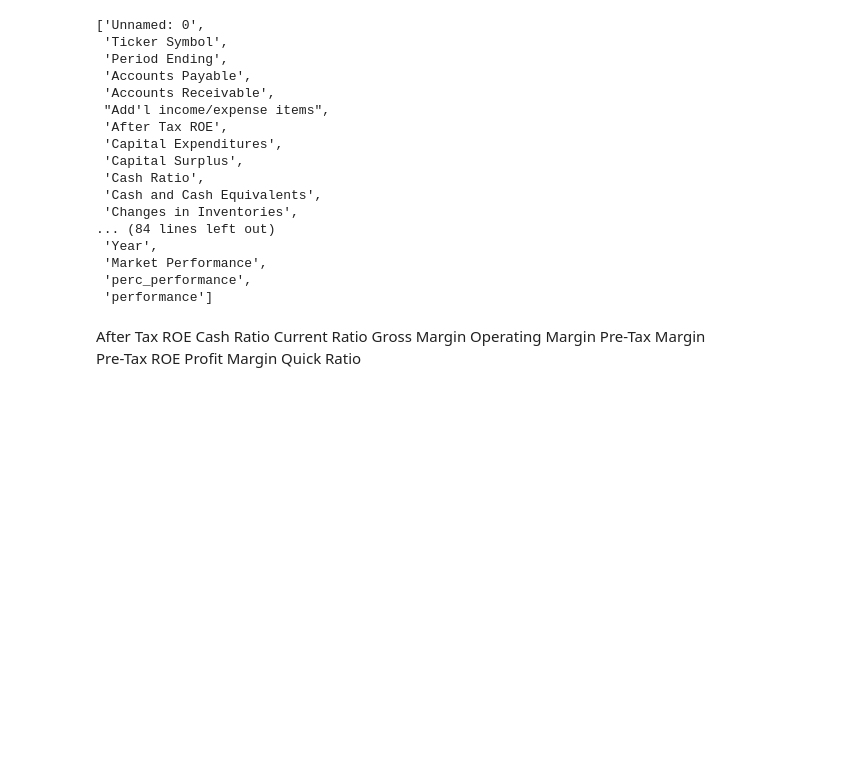
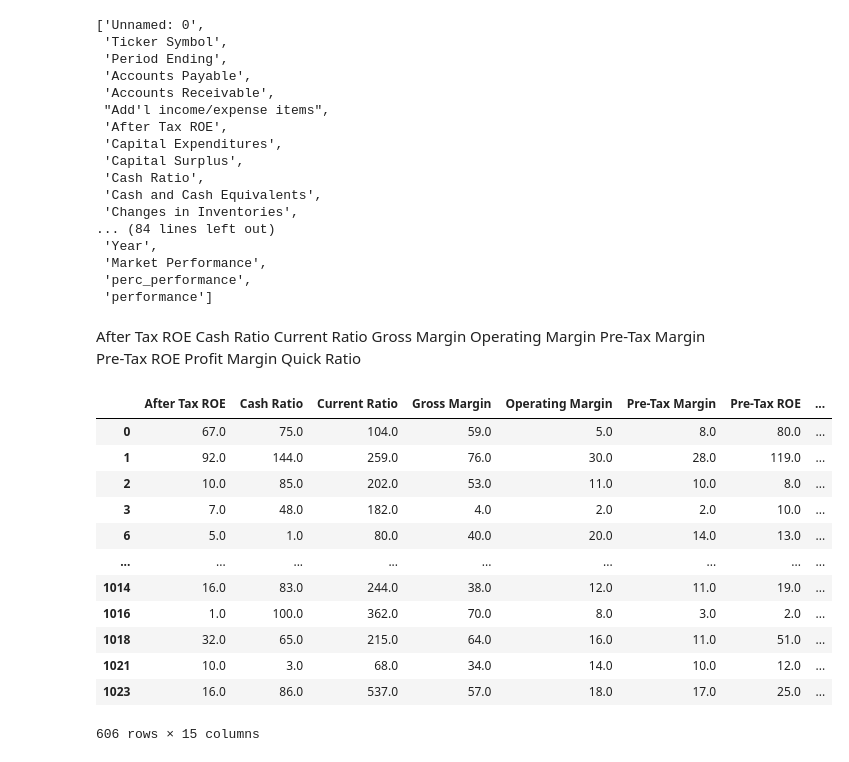
Before and after one commit to chiragkulkarni3/bayesFinal, a Jupyter notebook: BayesFinal.ipynb, the cells around one changed output. Cells and saved outputs as stored; diff of their text form; code cells hidden in the pictures; blank space fills up the shorter version.

```diff
--- a/BayesFinal.ipynb
+++ b/BayesFinal.ipynb
@@ -197,10 +212,29 @@ total_data["Receivables Turnover"] = total_data["Total Revenue"]/total_data["Acc
 total_data["Inventory Turnover"] = total_data["Cost of Revenue"]/total_data["Inventory"]
 total_data["Debt Ratio"] = total_data["Total Liabilities"]/total_data["Total Assets"]
 total_data["Return on Assets"] = total_data["Net Income"]/total_data["Total Assets"]
+# %%
+securities = pd.read_csv("drive/MyDrive/Colab Notebooks/securities.csv")
+total_data = pd.merge(total_data, securities, left_on="Ticker Symbol", right_on="Ticker symbol", how="left")
 # %%
-vars = ["After Tax ROE", "Cash Ratio", "Current Ratio", "Gross Margin", "Operating Margin", "Pre-Tax Margin", "Pre-Tax ROE", "Profit Margin", "Quick Ratio", "Receivables Turnover", "Inventory Turnover", "Debt Ratio", "Return on Assets", "performance"]
+vars = ["After Tax ROE", "Cash Ratio", "Current Ratio", "Gross Margin", "Operating Margin", "Pre-Tax Margin", "Pre-Tax ROE", "Profit Margin", "Quick Ratio", "Receivables Turnover", "Inventory Turnover", "Debt Ratio", "Return on Assets", "GICS Sector", "performance"]
 # %%
 final_data = total_data[vars]
 final_data_v1 = final_data[~final_data.isin([np.nan, np.inf, -np.inf]).any(1)] #dropped nas and infinity values
+# %%
+final_data_v1
+# %% [output]
+|  | After Tax ROE | Cash Ratio | Current Ratio | Gross Margin | Operating Margin | Pre-Tax Margin | Pre-Tax ROE | ... |
+| 0 | 67.0 | 75.0 | 104.0 | 59.0 | 5.0 | 8.0 | 80.0 | ... |
+| 1 | 92.0 | 144.0 | 259.0 | 76.0 | 30.0 | 28.0 | 119.0 | ... |
+| 2 | 10.0 | 85.0 | 202.0 | 53.0 | 11.0 | 10.0 | 8.0 | ... |
+| 3 | 7.0 | 48.0 | 182.0 | 4.0 | 2.0 | 2.0 | 10.0 | ... |
+| 6 | 5.0 | 1.0 | 80.0 | 40.0 | 20.0 | 14.0 | 13.0 | ... |
+| ... | ... | ... | ... | ... | ... | ... | ... | ... |
+| 1014 | 16.0 | 83.0 | 244.0 | 38.0 | 12.0 | 11.0 | 19.0 | ... |
+| 1016 | 1.0 | 100.0 | 362.0 | 70.0 | 8.0 | 3.0 | 2.0 | ... |
+| 1018 | 32.0 | 65.0 | 215.0 | 64.0 | 16.0 | 11.0 | 51.0 | ... |
+| 1021 | 10.0 | 3.0 | 68.0 | 34.0 | 14.0 | 10.0 | 12.0 | ... |
+| 1023 | 16.0 | 86.0 | 537.0 | 57.0 | 18.0 | 17.0 | 25.0 | ... |
+606 rows × 15 columns
 # %%
 final_data_v1.to_csv("cleaned_data.csv")
```
Also changed, not shown: parts of 31 cells of this notebook.
